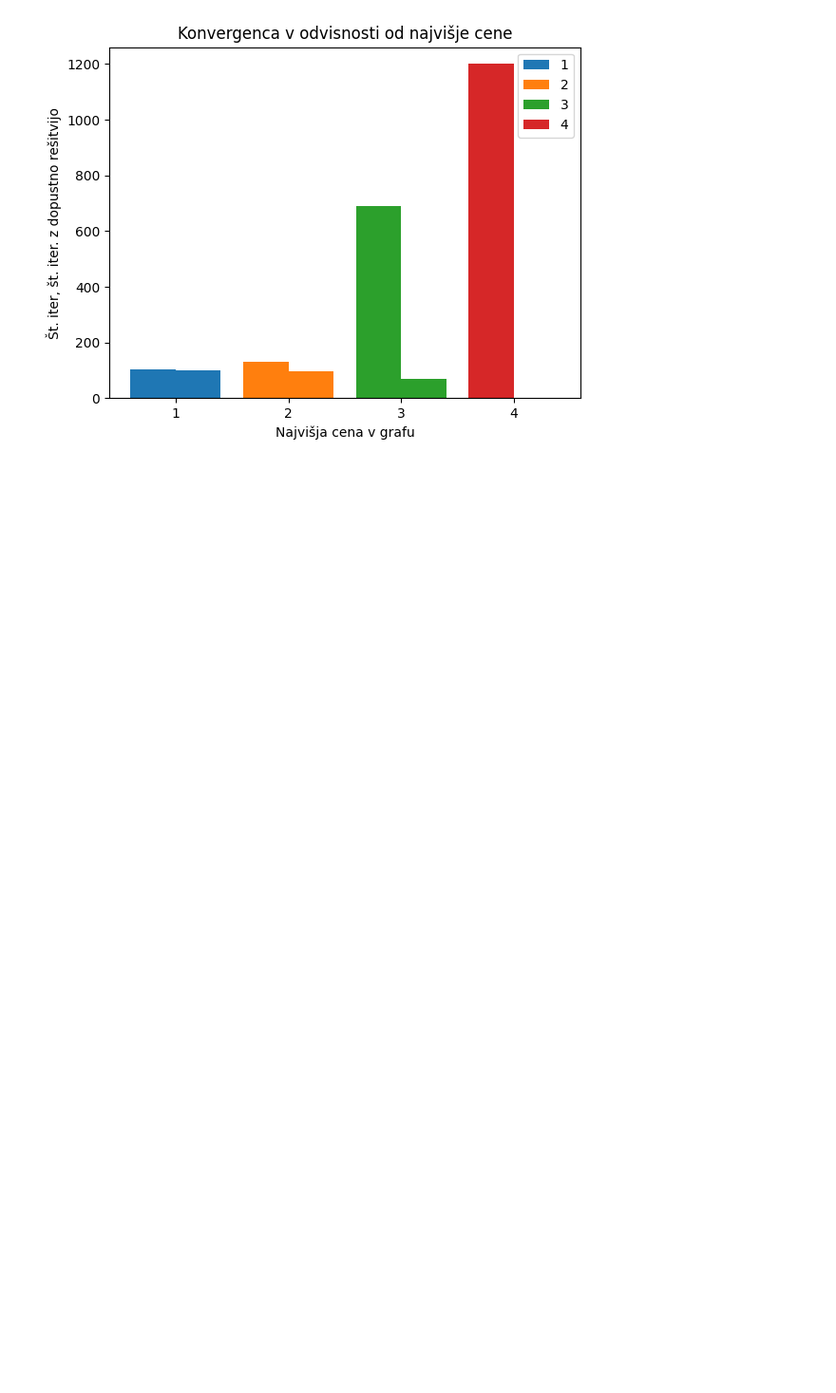
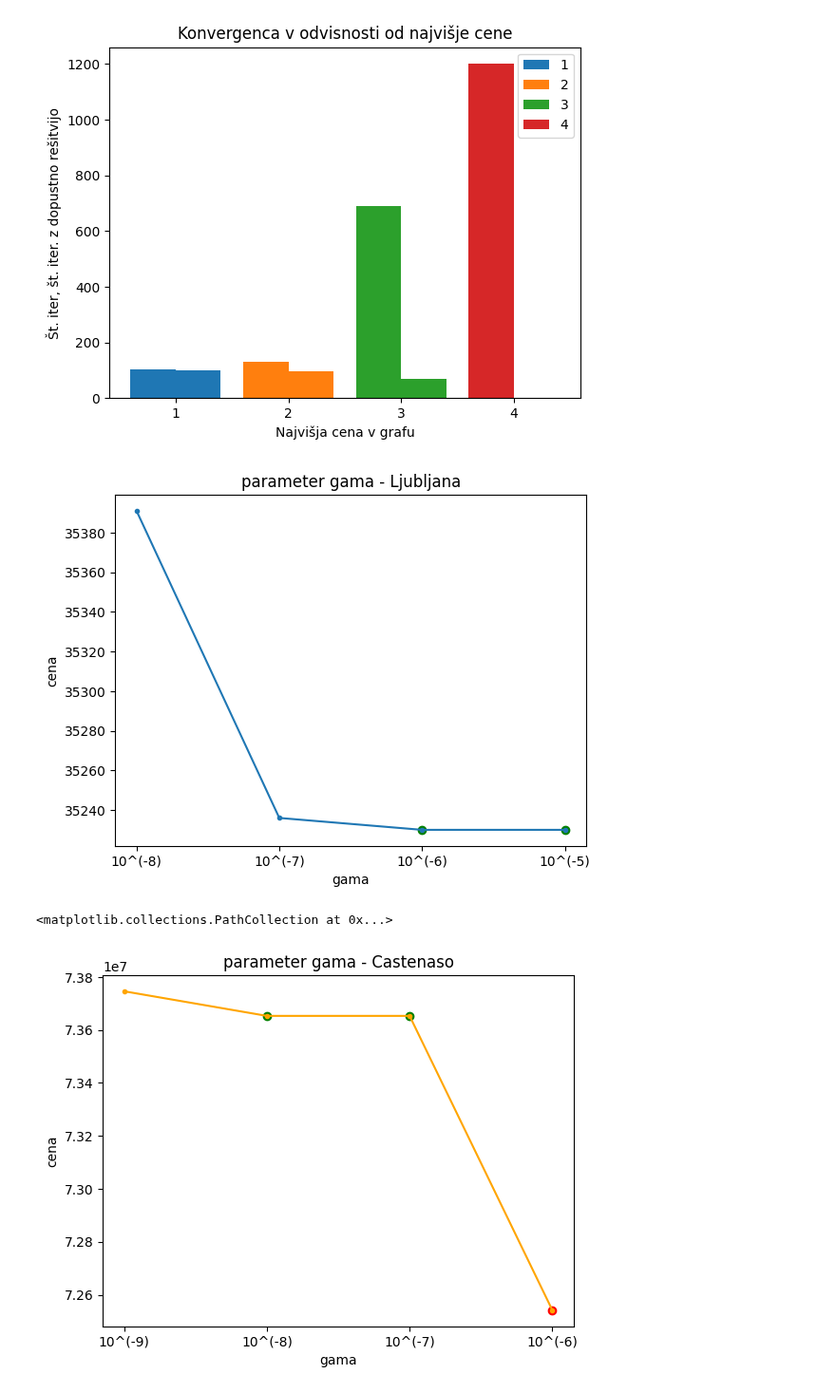
Before and after one commit to elgroselj/distributing_traffic, a Jupyter notebook: dai/plot_maker.ipynb, the cells around one changed output. Shown at 95% size. Cells and saved outputs as stored; diff of their text form; code cells hidden in the pictures; blank space fills up the shorter version.

```diff
--- a/dai/plot_maker.ipynb
+++ b/dai/plot_maker.ipynb
@@ -23,3 +23,26 @@ ax.legend()
 plt.show()
 # %% [output]
 [figure]
+# %%
+import matplotlib.pyplot as plt
+x = ["10^(-9)", "10^(-8)", "10^(-7)", "10^(-6)", "10^(-5)"]
+y_lj = [None,35_391,35_236,35_230,35_230]
+y_cas = [73_746_113 ,73_653_153 , 73_653_153, 72_541_310, None]
+
+plt.title("parameter gama - Ljubljana")
+plt.xlabel("gama")
+plt.ylabel("cena")
+plt.plot(x,y_lj,marker='.')
+plt.scatter(x[3:],y_lj[3:], marker="o", color="green")
+
+plt.show()
+plt.title("parameter gama - Castenaso")
+plt.xlabel("gama")
+plt.ylabel("cena")
+plt.plot(x,y_cas,marker='.',color="orange")
+plt.scatter(x[1:3],y_cas[1:3], marker="o", color="green")
+plt.scatter(x[3],y_cas[3], marker="o", color="red")
+# %% [output]
+[figure, added]
+<matplotlib.collections.PathCollection at 0x...>
+[figure, added]
```
Also changed, not shown: parts of 1 cell of this notebook, 8 other files.
